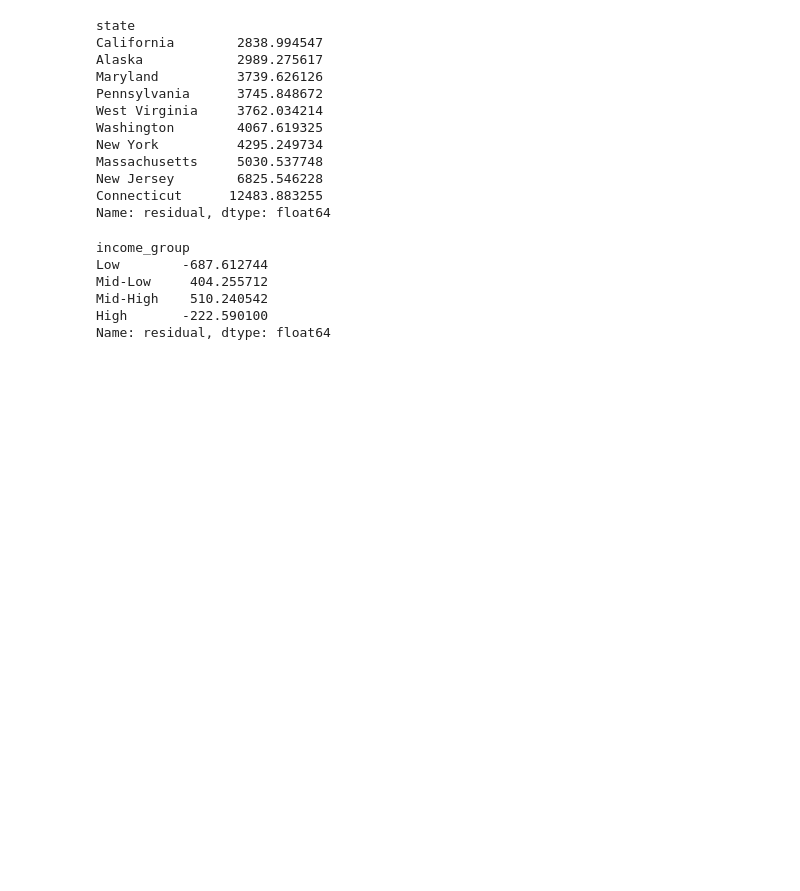
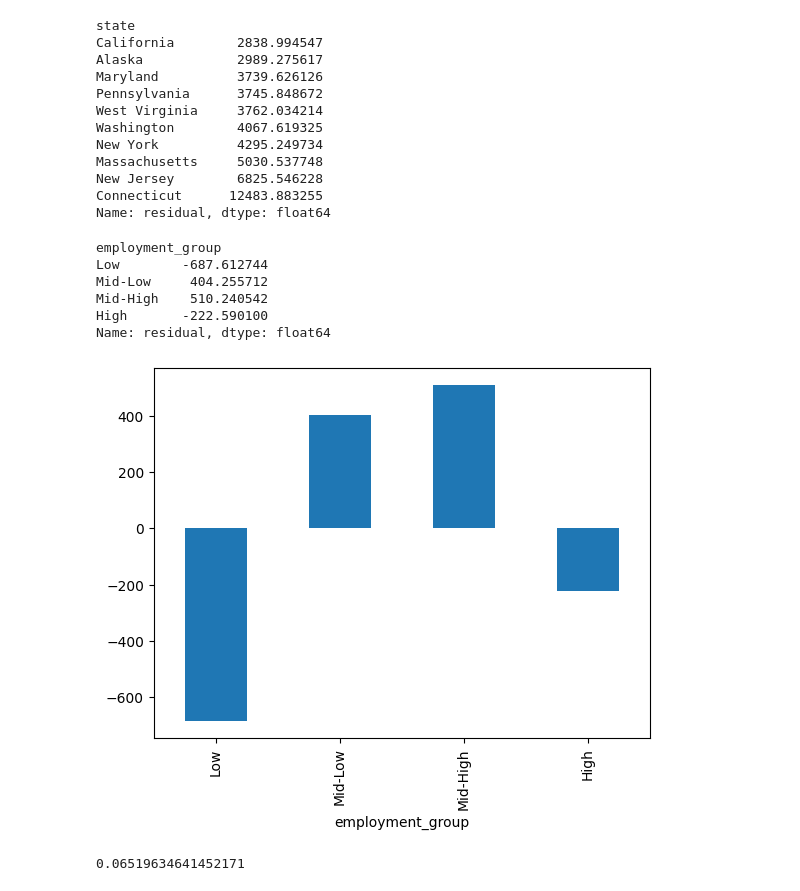
Before and after one commit to coleschutte/american-dream-datathon, a Jupyter notebook: notebooks/10_employment_pc_vs_real_income_pc.ipynb, the cells around one changed output. Drawn from its saved outputs; the diff is of its cells as text; code cells hidden in the pictures; blank space fills up the shorter version.

Commit message:
Analyzed other factors vs real income, performed multiple regression, graphed stanrdard deviation over time, created cleaned residaul income vs real income data

```diff
--- a/notebooks/10_employment_pc_vs_real_income_pc.ipynb
+++ b/notebooks/10_employment_pc_vs_real_income_pc.ipynb
@@ -157,12 +158,23 @@ New Jersey        6825.546228
 Connecticut      12483.883255
 Name: residual, dtype: float64
 # %%
-df_no_dc["income_group"] = pd.qcut(df_no_dc["employment_pc"], 4, labels=["Low", "Mid-Low", "Mid-High", "High"])
-df_no_dc.groupby("income_group")["residual"].mean()
+df_no_dc["employment_group"] = pd.qcut(df_no_dc["employment_pc"], 4, labels=["Low", "Mid-Low", "Mid-High", "High"])
+df_no_dc.groupby("employment_group")["residual"].mean()
 # %% [output]
-income_group
+employment_group
 Low        -687.612744
 Mid-Low     404.255712
 Mid-High    510.240542
 High       -222.590100
 Name: residual, dtype: float64
+# %%
+ax = df_no_dc.groupby("employment_group")["residual"].mean().plot(kind="bar")
+# %% [output]
+[figure, added]
+# %%
+groups = [group["residual"].values for name, group in df_no_dc.groupby("employment_group")]
+
+f_stat, p_value = stats.f_oneway(*groups)
+print(p_value)
+# %% [output]
+0.06519634641452171
```
Also changed, not shown: parts of 3 cells of this notebook, 7 other files.
